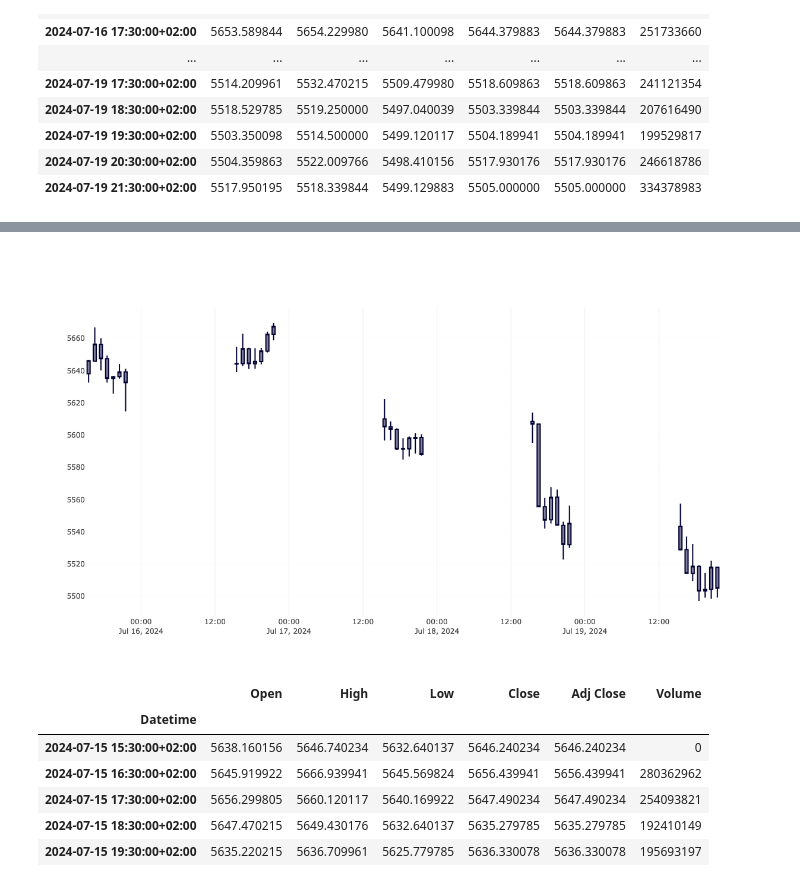
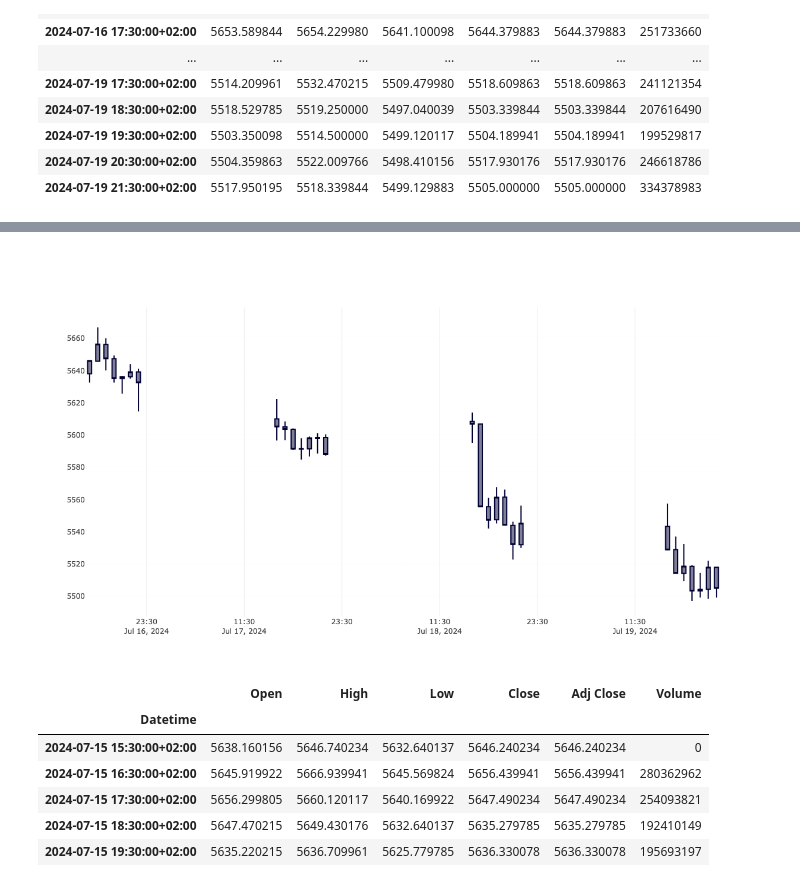
Before and after one commit to f1se4/investor, a Jupyter notebook: Tests.ipynb, the cells around one changed output, grey strips where cells are left out. Saved outputs shown, nothing was run; the diff lists cells and outputs as text; code cells hidden in the pictures.

```diff
--- a/Tests.ipynb
+++ b/Tests.ipynb
@@ -46,33 +46,33 @@ IndexError: only integers, slices (`:`), ellipsis (`...`), numpy.newaxis (`None`
 # %%
 # Paso 4: Crear el gráfico de Plotly
 fig = go.Figure(data=[go.Candlestick(
     x=data.index,
     open=data['Open'],
     high=data['High'],
     low=data['Low'],
     close=data['Close']
 )])
 
 # Actualizar el eje x para eliminar los gaps de fechas faltantes
-#fig.update_xaxes(rangebreaks=[dict(values=missing_dates)])
+fig.update_xaxes(rangebreaks=[dict(values=missing_dates[0:2])])
 
 fig.update_layout(xaxis_title='', yaxis_title='',
                   yaxis=dict(
                             gridcolor='rgba(200, 200, 200, 0.03)',
                             gridwidth=1
                     ),
                   xaxis_rangeslider_visible=False,
                   height=700,
                   dragmode='drawline',
                   shapes=[],
                   newshape=dict(line=dict(color="red")),
                   modebar_add=['drawline','eraseshape'],
                   showlegend=False)
 
 # Mostrar el gráfico
 fig.show()
 # %% [output]
-[figure, old version]
+[figure, new version]
 # %%
 data
 # %% [output]
```
Also changed, not shown: parts of 1 cell of this notebook.
